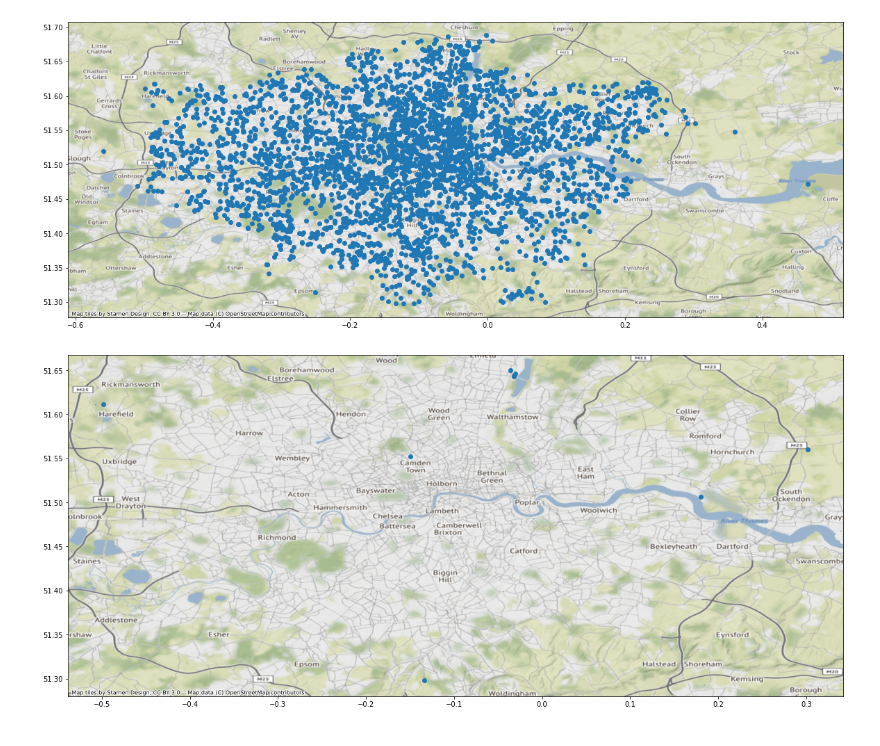
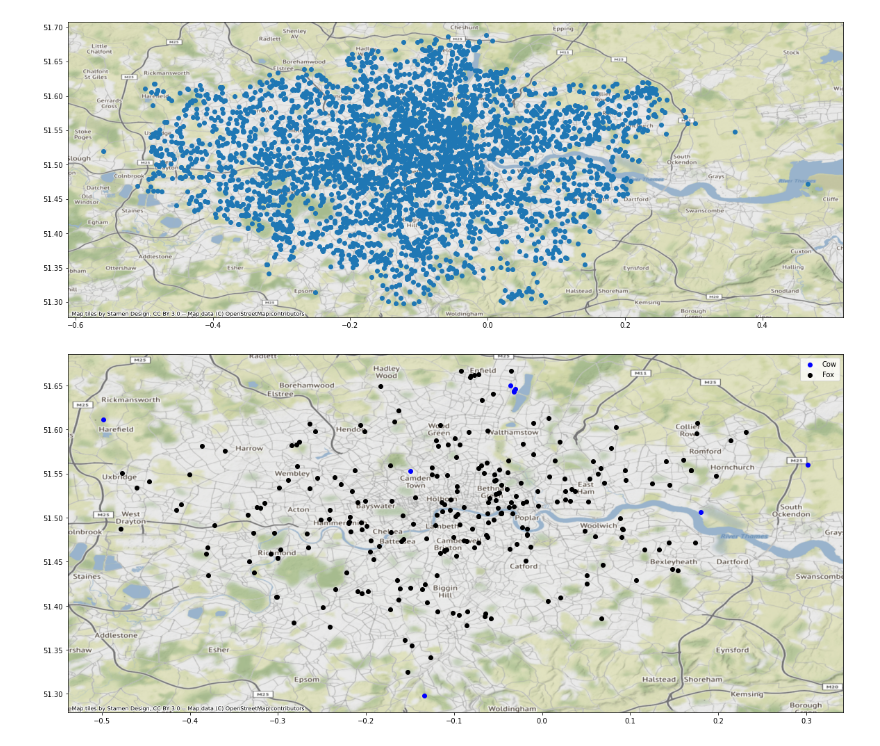
Before and after one commit to ssciwr/jupyter-data-exploration-live, a Jupyter notebook: part3.ipynb, the cells around one changed output. Drawn from its saved outputs; the diff is of its cells as text; code cells hidden in the pictures.

```diff
--- a/part3.ipynb
+++ b/part3.ipynb
@@ -299,9 +299,10 @@ plt.show()
 [figure]
 # %%
 fig, axs = plt.subplots(figsize=(20,20))
-
-gdf.loc[gdf.AnimalGroupParent == "Cow"].plot(ax=axs)
+for animal, colour in [("Cow", "blue"), ("Fox", "black")]:
+    gdf.loc[gdf.AnimalGroupParent == animal].plot(ax=axs, color=colour, label=animal)
 cx.add_basemap(axs, crs=gdf.crs)
+plt.legend()
 plt.show()
 # %% [output]
-[figure, old version]
+[figure, new version]
```
